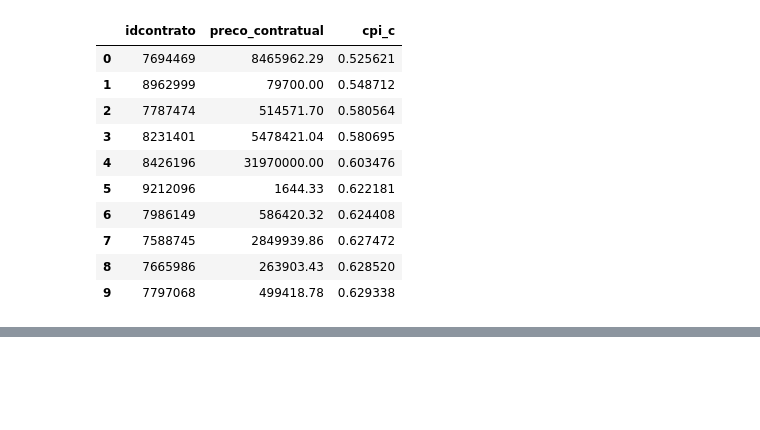
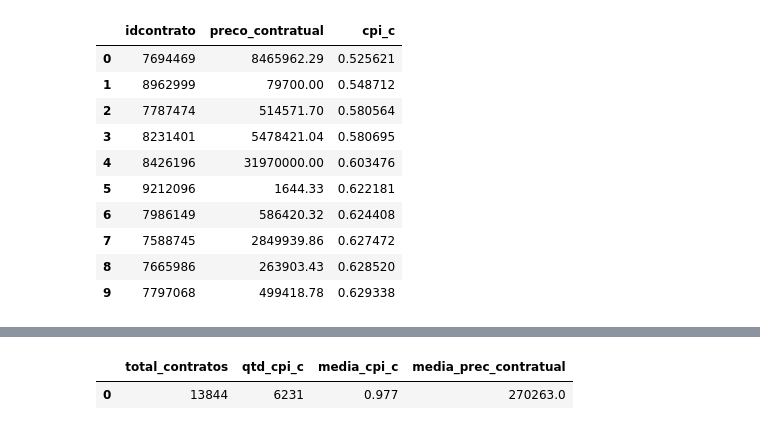
Before and after one commit to alicecosta-analytics/radar-obras-publicas, a Jupyter notebook: notebooks/03_sql.ipynb, the cells around one changed output, grey strips where cells are left out. Cells and saved outputs as stored; diff of their text form; code cells hidden in the pictures; blank space fills up the shorter version.

```diff
--- a/notebooks/03_sql.ipynb
+++ b/notebooks/03_sql.ipynb
@@ -113,0 +137,12 @@ LIMIT 10
+# %%
+sql("""
+SELECT COUNT(*) AS total_contratos,
+    COUNT(cpi_c) AS qtd_cpi_c,
+    ROUND (AVG(cpi_c),3) AS media_cpi_c,
+    ROUND(AVG(preco_contratual),0) AS media_prec_contratual
+FROM fato_contrato
+WHERE ano_celebracao = 2021
+""")
+# %% [output]
+|  | total_contratos | qtd_cpi_c | media_cpi_c | media_prec_contratual |
+| 0 | 13844 | 6231 | 0.977 | 270263.0 |
```
Also changed, not shown: parts of 2 cells of this notebook, 1 other file.
